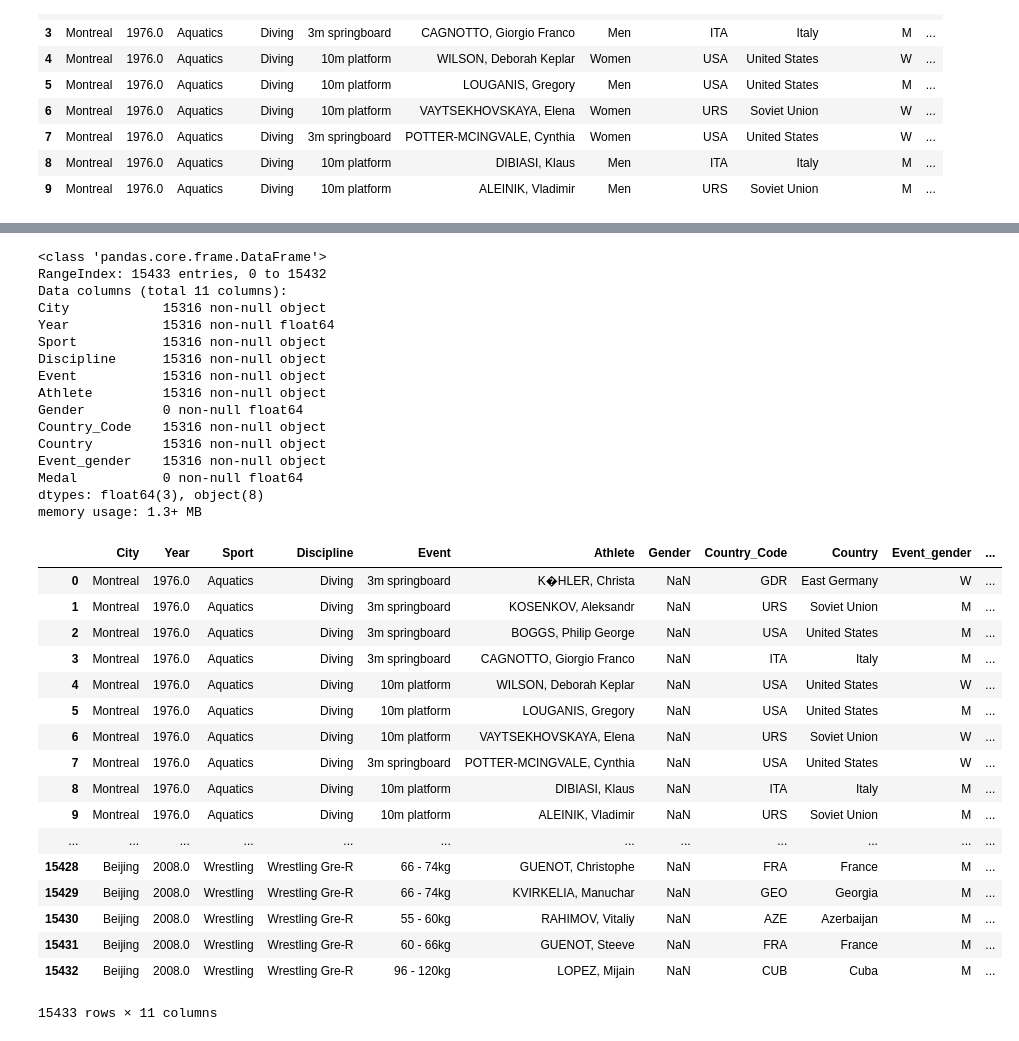
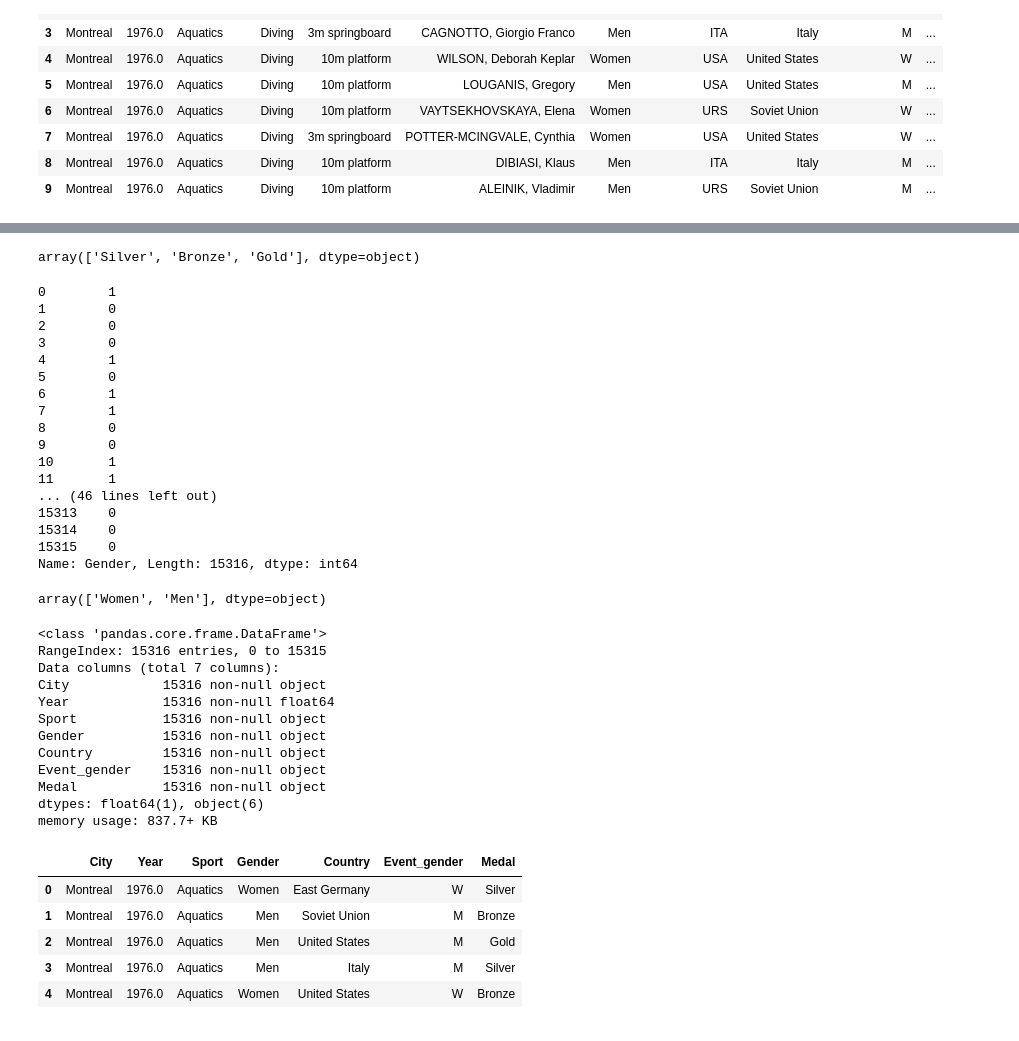
Before and after one commit to rashmi11mokashi/Olympics_1976to2008, a Jupyter notebook: cleaning1.ipynb, the cells around one changed output, grey strips where cells are left out. Cells and saved outputs as stored; diff of their text form; code cells hidden in the pictures.

```diff
--- a/cleaning1.ipynb
+++ b/cleaning1.ipynb
@@ -121,9 +175,7 @@ y = db['Discipline']
 db.drop("Discipline",axis=1,inplace = True)
 db.drop("Athlete",axis=1,inplace = True)
 db.drop("Event",axis=1,inplace = True)
-db.drop("City",axis=1,inplace = True)
 db.drop("Country_Code",axis=1,inplace = True)
-db.drop("Event_gender",axis=1,inplace=True)
 # %%
 db.head()
 # %% [output]
@@ -244,2 +277,0 @@ y = db['Country']
-# %%
-db.drop("Country",axis=1, inplace=True)
@@ -248,44 +299,58 @@ db.drop("Country",axis=1, inplace=True)
 # %%
-db['Gender'] = db['Gender'].apply(pd.to_numeric, errors='coerce')
-db['Medal'] = db['Medal'].apply(pd.to_numeric, errors='coerce')
+# db['Gender'] = db['Gender'].apply(pd.to_numeric, errors='coerce')
+# db['Medal'] = db['Medal'].apply(pd.to_numeric, errors='coerce')
 # maybe performing lambda fn will work better, replace gold with 1 etc. converting gender to boolean fn
+# %%
+db['Medal'].unique()
+# %% [output]
+array(['Silver', 'Bronze', 'Gold'], dtype=object)
+# %%
+# db['Medal'] = db['Medal'].astype(float)
+d = {'Women': 1, 'Men': 0}
+db["Gender"].map(d)
+# %% [output]
+0        1
+1        0
+2        0
+3        0
+4        1
+5        0
+6        1
+7        1
+8        0
+9        0
+10       1
+11       1
+... (46 lines left out)
+15313    0
+15314    0
+15315    0
+Name: Gender, Length: 15316, dtype: int64
+# %%
+db["Gender"].unique()
+# %% [output]
+array(['Women', 'Men'], dtype=object)
 # %%
 db.info()
 # %% [output]
 <class 'pandas.core.frame.DataFrame'>
-RangeIndex: 15433 entries, 0 to 15432
-Data columns (total 11 columns):
+RangeIndex: 15316 entries, 0 to 15315
+Data columns (total 7 columns):
 City            15316 non-null object
 Year            15316 non-null float64
 Sport           15316 non-null object
-Discipline      15316 non-null object
-Event           15316 non-null object
-Athlete         15316 non-null object
-Gender          0 non-null float64
-Country_Code    15316 non-null object
+Gender          15316 non-null object
 Country         15316 non-null object
 Event_gender    15316 non-null object
-Medal           0 non-null float64
-dtypes: float64(3), object(8)
-memory usage: 1.3+ MB
+Medal           15316 non-null object
+dtypes: float64(1), object(6)
+memory usage: 837.7+ KB
 # %%
-db
+db.head()
 # %% [output]
-|  | City | Year | Sport | Discipline | Event | Athlete | Gender | Country_Code | Country | Event_gender | ... |
-| 0 | Montreal | 1976.0 | Aquatics | Diving | 3m springboard | K�HLER, Christa | NaN | GDR | East Germany | W | ... |
-| 1 | Montreal | 1976.0 | Aquatics | Diving | 3m springboard | KOSENKOV, Aleksandr | NaN | URS | Soviet Union | M | ... |
-| 2 | Montreal | 1976.0 | Aquatics | Diving | 3m springboard | BOGGS, Philip George | NaN | USA | United States | M | ... |
-| 3 | Montreal | 1976.0 | Aquatics | Diving | 3m springboard | CAGNOTTO, Giorgio Franco | NaN | ITA | Italy | M | ... |
-| 4 | Montreal | 1976.0 | Aquatics | Diving | 10m platform | WILSON, Deborah Keplar | NaN | USA | United States | W | ... |
-| 5 | Montreal | 1976.0 | Aquatics | Diving | 10m platform | LOUGANIS, Gregory | NaN | USA | United States | M | ... |
-| 6 | Montreal | 1976.0 | Aquatics | Diving | 10m platform | VAYTSEKHOVSKAYA, Elena | NaN | URS | Soviet Union | W | ... |
-| 7 | Montreal | 1976.0 | Aquatics | Diving | 3m springboard | POTTER-MCINGVALE, Cynthia | NaN | USA | United States | W | ... |
-| 8 | Montreal | 1976.0 | Aquatics | Diving | 10m platform | DIBIASI, Klaus | NaN | ITA | Italy | M | ... |
-| 9 | Montreal | 1976.0 | Aquatics | Diving | 10m platform | ALEINIK, Vladimir | NaN | URS | Soviet Union | M | ... |
-| ... | ... | ... | ... | ... | ... | ... | ... | ... | ... | ... | ... |
-| 15428 | Beijing | 2008.0 | Wrestling | Wrestling Gre-R | 66 - 74kg | GUENOT, Christophe | NaN | FRA | France | M | ... |
-| 15429 | Beijing | 2008.0 | Wrestling | Wrestling Gre-R | 66 - 74kg | KVIRKELIA, Manuchar | NaN | GEO | Georgia | M | ... |
-| 15430 | Beijing | 2008.0 | Wrestling | Wrestling Gre-R | 55 - 60kg | RAHIMOV, Vitaliy | NaN | AZE | Azerbaijan | M | ... |
-| 15431 | Beijing | 2008.0 | Wrestling | Wrestling Gre-R | 60 - 66kg | GUENOT, Steeve | NaN | FRA | France | M | ... |
-| 15432 | Beijing | 2008.0 | Wrestling | Wrestling Gre-R | 96 - 120kg | LOPEZ, Mijain | NaN | CUB | Cuba | M | ... |
+|  | City | Year | Sport | Gender | Country | Event_gender | Medal |
+| 0 | Montreal | 1976.0 | Aquatics | Women | East Germany | W | Silver |
+| 1 | Montreal | 1976.0 | Aquatics | Men | Soviet Union | M | Bronze |
+| 2 | Montreal | 1976.0 | Aquatics | Men | United States | M | Gold |
+| 3 | Montreal | 1976.0 | Aquatics | Men | Italy | M | Silver |
+| 4 | Montreal | 1976.0 | Aquatics | Women | United States | W | Bronze |
-15433 rows × 11 columns
```
Also changed, not shown: parts of 23 cells of this notebook.
